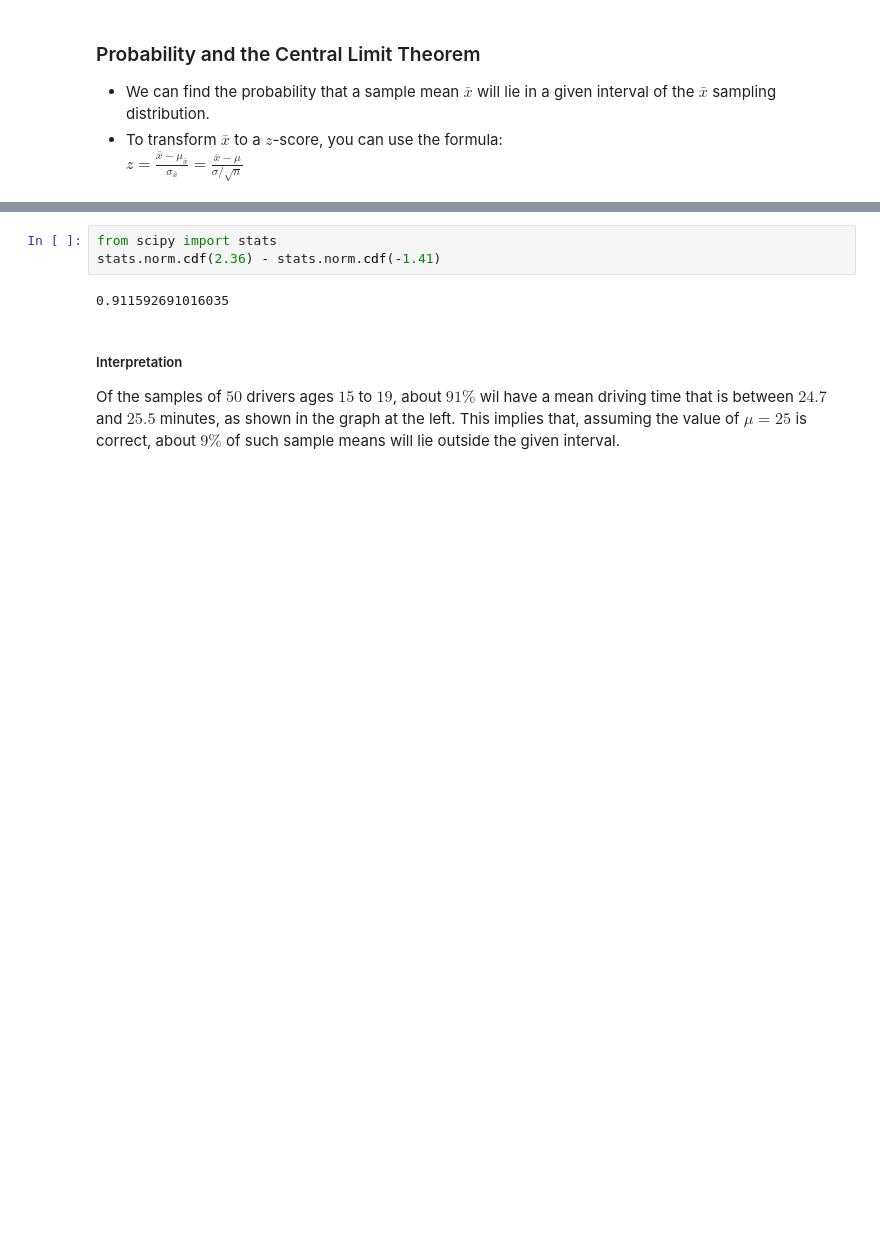
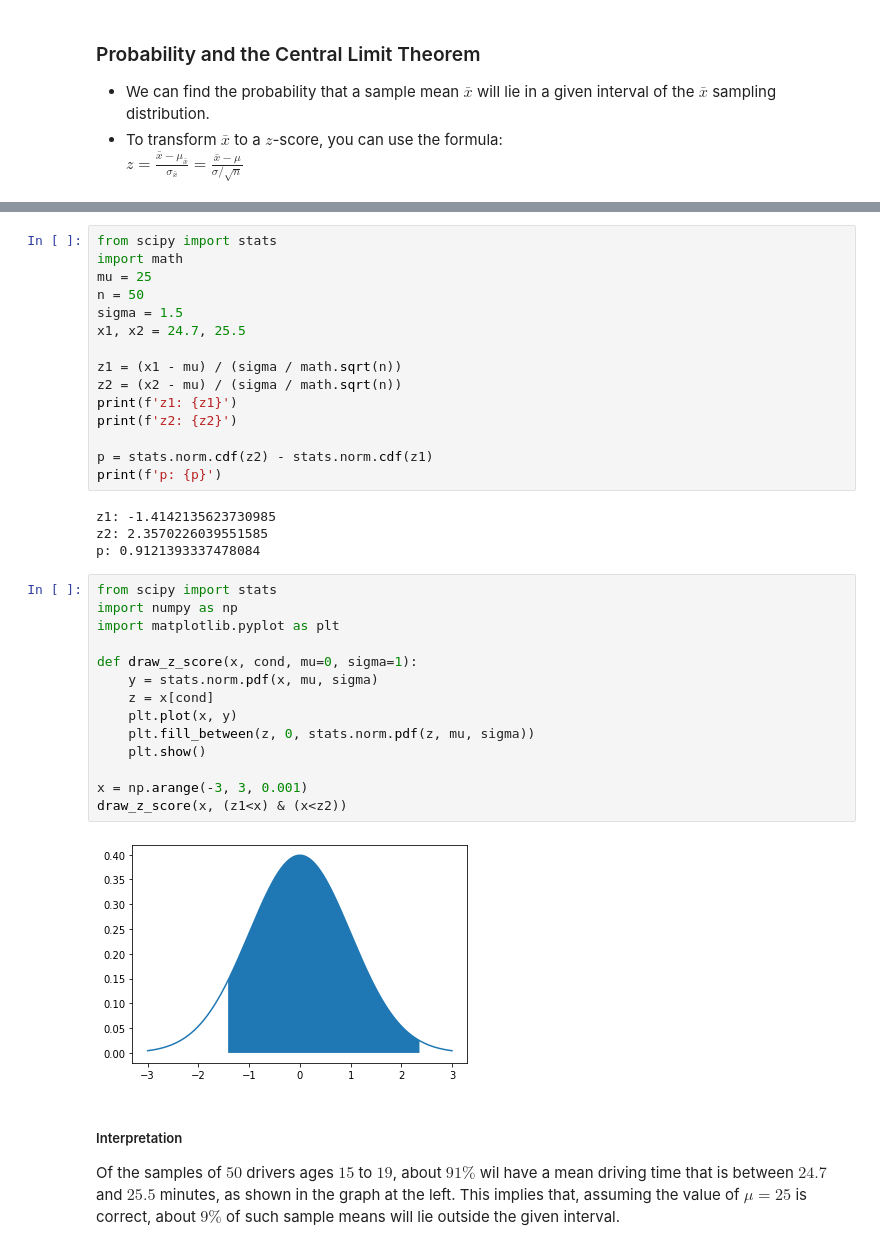
Before and after one commit to boedybios/lectures, a Jupyter notebook: statistics/ch05_normal_probability_distributions.ipynb, the cells around one changed output, grey strips where cells are left out. Drawn from its saved outputs; the diff is of its cells as text; blank space fills up the shorter version.

```diff
--- a/statistics/ch05_normal_probability_distributions.ipynb
+++ b/statistics/ch05_normal_probability_distributions.ipynb
@@ -974,11 +976,41 @@ P(24.7 < \bar{x} < 25.5)  &= P( -1.41 < z < 2.36) \\
                           &= 0.9116
 \end{aligned}
 $$
-# %%
-from scipy import stats
-stats.norm.cdf(2.36) - stats.norm.cdf(-1.41)
-# %% [output]
-0.911592691016035
+# %%
+from scipy import stats
+import math
+mu = 25
+n = 50
+sigma = 1.5
+x1, x2 = 24.7, 25.5
+
+z1 = (x1 - mu) / (sigma / math.sqrt(n))
+z2 = (x2 - mu) / (sigma / math.sqrt(n))
+print(f'z1: {z1}')
+print(f'z2: {z2}')
+
+p = stats.norm.cdf(z2) - stats.norm.cdf(z1)
+print(f'p: {p}')
+# %% [output]
+z1: -1.4142135623730985
+z2: 2.3570226039551585
+p: 0.9121393337478084
+# %%
+from scipy import stats
+import numpy as np
+import matplotlib.pyplot as plt
+
+def draw_z_score(x, cond, mu=0, sigma=1):
+    y = stats.norm.pdf(x, mu, sigma)
+    z = x[cond]
+    plt.plot(x, y)
+    plt.fill_between(z, 0, stats.norm.pdf(z, mu, sigma))
+    plt.show()
+
+x = np.arange(-3, 3, 0.001)
+draw_z_score(x, (z1<x) & (x<z2))
+# %% [output]
+[figure, added]
 # %% [markdown]
 ##### Interpretation
 
```
Also changed, not shown: parts of 14 cells of this notebook.
